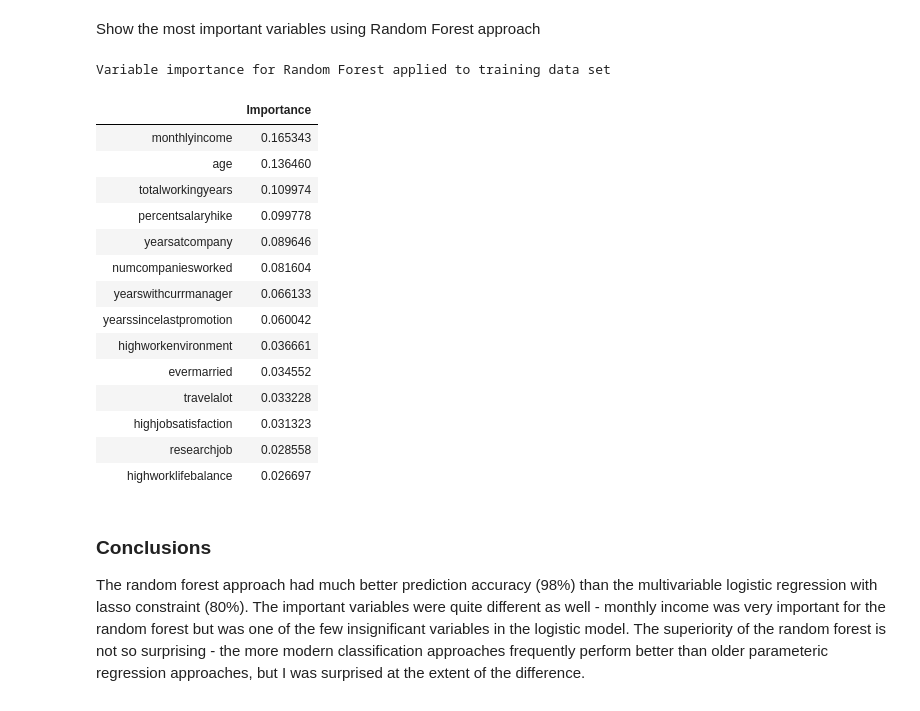
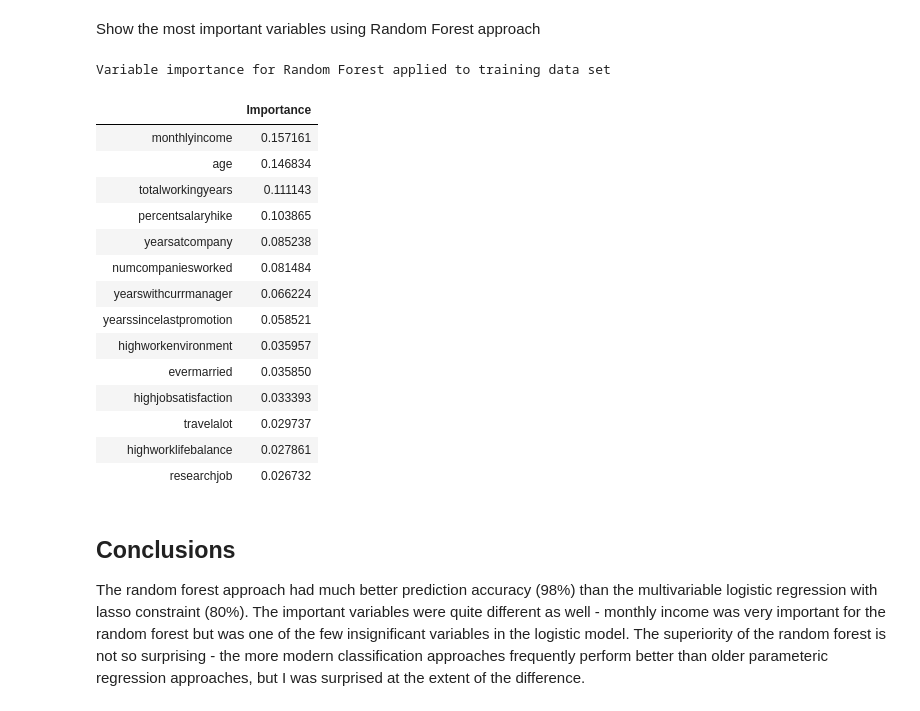
Before and after one commit to nojeffries/final-project, a Jupyter notebook: final-hr-analytics.ipynb, the cells around one changed output. Cells and saved outputs as stored; diff of their text form; code cells hidden in the pictures.

```diff
--- a/final-hr-analytics.ipynb
+++ b/final-hr-analytics.ipynb
@@ -423,0 +427,23 @@ print(cm_rf)
+# %%
+#from sklearn.tree import DecisionTreeClassifier
+#from sklearn.tree import plot_tree
+#import matplotlib.pyplot as plt
+#import sklearn
+#from sklearn import tree
+
+#clf_tree = DecisionTreeClassifier(max_depth=3,splitter="random")
+clf_tree = DecisionTreeClassifier(max_depth=2)
+clf_tree.fit(X_tr,y_tr)
+#plot_tree(clf_tree)
+plt.figure(figsize=(20,7))
+
+a=plot_tree(clf_tree,feature_names=X_tr.columns,
+              class_names = ['Stay','Leave'],filled=True,rounded=True,
+             fontsize=14)
+#plot_tree(clf_tree)
+
+#clf_tree = DecisionTreeClassifier(max_depth=4)
+#clf_tree.fit(X_tr,y_tr)
+#plt.figure(figsize=(20,7))
+#plot_tree(clf_tree,filled=True)
+#plt.show()
@@ -423,0 +458,20 @@ print(cm_rf)
+# %%
+#from sklearn.ensemble import RandomForestClassifier
+#import seaborn as sns
+clf_forest = RandomForestClassifier(n_estimators=51,random_state=111).fit(X_tr,y_tr)
+
+y_pred2 = clf_forest.predict(X_te)
+cm_rf = confusion_matrix(y_te,y_pred2)
+
+#sns.set(font_scale=3)
+plt.figure(figsize=(5,5))
+sns.heatmap(cm_rf, square=True, annot=True, cbar=False, fmt='g')
+b, t = plt.ylim() # discover the values for bottom and top
+b += 0.5 # Add 0.5 to the bottom
+t -= 0.5 # Subtract 0.5 from the top
+plt.ylim(b, t) # update the ylim(bottom, top) values
+
+plt.xlabel('Predicted outcome')
+plt.ylabel('True outcome')
+plt.show() # ta-da!
+#print(cm_rf)
@@ -439,25 +495,25 @@ Accuracy =  0.978
 Show the most important variables using Random Forest approach
 # %%
 print('Variable importance for Random Forest applied to training data set \n')
-pd.DataFrame(clf.feature_importances_,columns = ['Importance'],
+pd.DataFrame(clf_forest.feature_importances_,columns = ['Importance'],
              index=X_tr.columns).sort_values(by=['Importance'],ascending=False)
 # %% [output]
 Variable importance for Random Forest applied to training data set
 |  | Importance |
-| monthlyincome | 0.165343 |
-| age | 0.136460 |
-| totalworkingyears | 0.109974 |
-| percentsalaryhike | 0.099778 |
-| yearsatcompany | 0.089646 |
-| numcompaniesworked | 0.081604 |
-| yearswithcurrmanager | 0.066133 |
-| yearssincelastpromotion | 0.060042 |
-| highworkenvironment | 0.036661 |
-| evermarried | 0.034552 |
-| travelalot | 0.033228 |
-| highjobsatisfaction | 0.031323 |
-| researchjob | 0.028558 |
-| highworklifebalance | 0.026697 |
+| monthlyincome | 0.157161 |
+| age | 0.146834 |
+| totalworkingyears | 0.111143 |
+| percentsalaryhike | 0.103865 |
+| yearsatcompany | 0.085238 |
+| numcompaniesworked | 0.081484 |
+| yearswithcurrmanager | 0.066224 |
+| yearssincelastpromotion | 0.058521 |
+| highworkenvironment | 0.035957 |
+| evermarried | 0.035850 |
+| highjobsatisfaction | 0.033393 |
+| travelalot | 0.029737 |
+| highworklifebalance | 0.027861 |
+| researchjob | 0.026732 |
 # %% [markdown]
-### Conclusions
+## Conclusions
 The random forest approach had much better prediction accuracy (98%) than the multivariable logistic regression with lasso constraint (80%). The important variables were quite different as well - monthly income was very important for the random forest but was one of the few insignificant variables in the logistic model. The superiority of the random forest is not so surprising - the more modern classification approaches frequently perform better than older parameteric regression approaches, but I was surprised at the extent of the difference.
```
Also changed, not shown: parts of 23 cells of this notebook, 2 other files.
